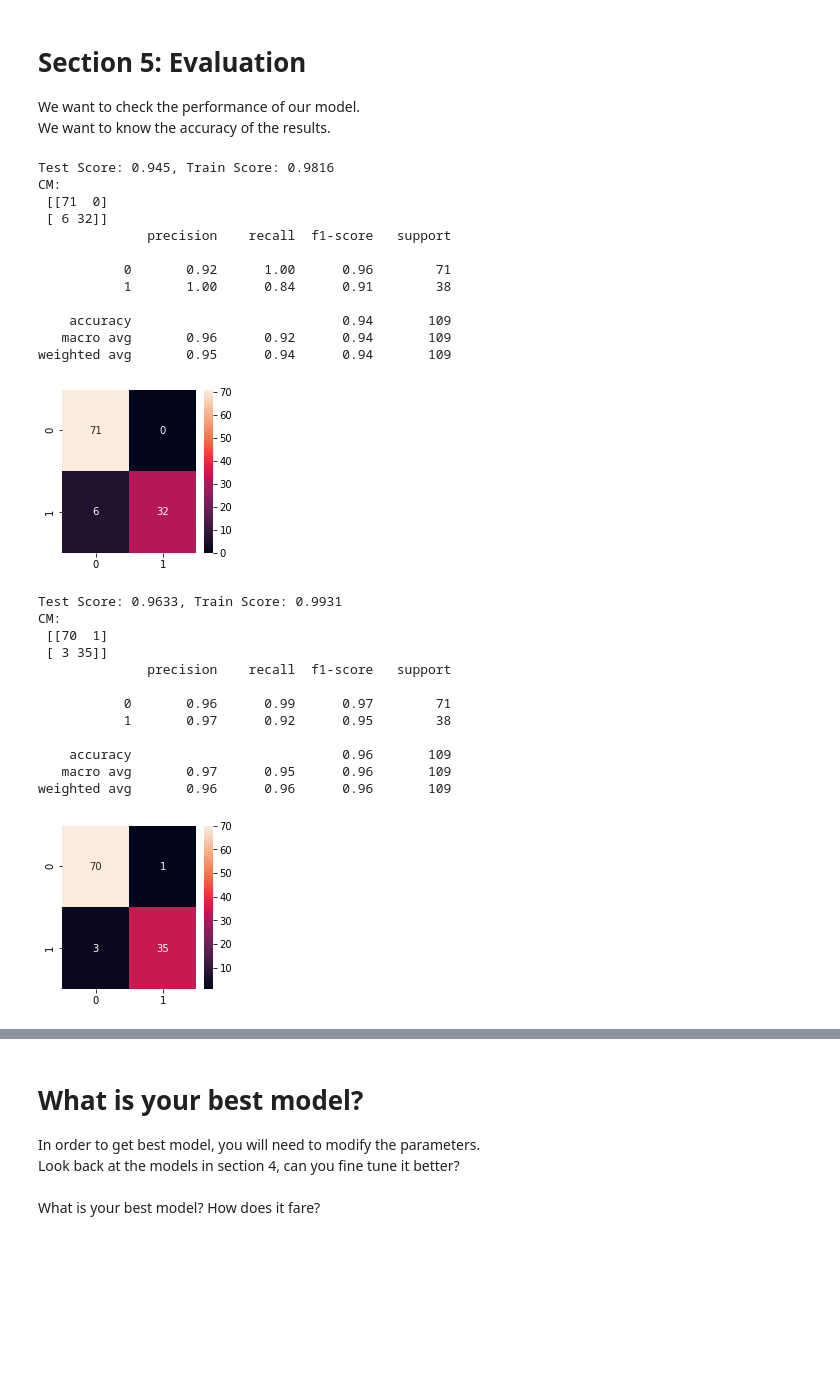
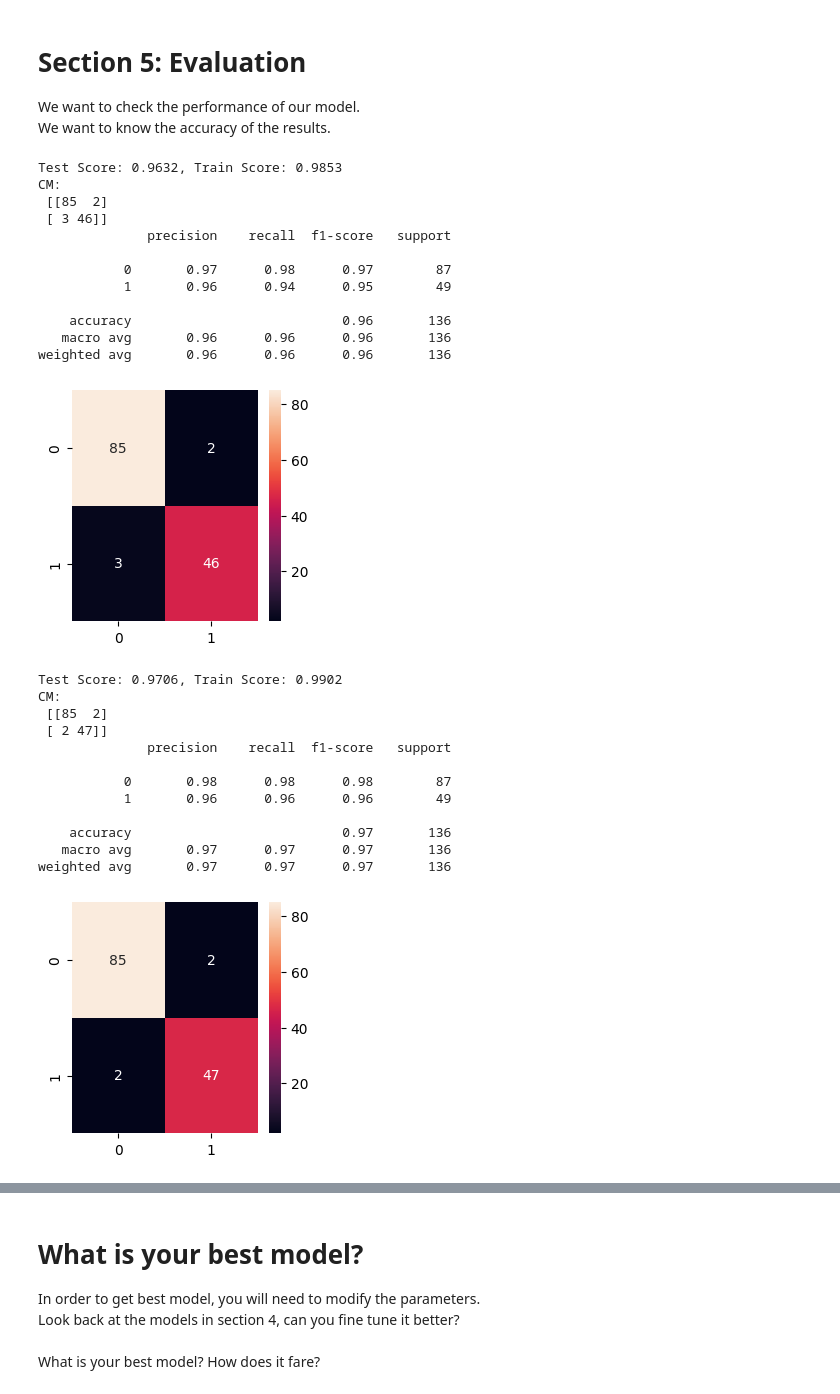
Before and after one commit to tvlaz2020/cis230Week6, a Jupyter notebook: Week 6 (Breast Cancer) - Student_TedVlaz_Completed.ipynb, the cells around one changed output, grey strips where cells are left out. Drawn from its saved outputs; the diff is of its cells as text; code cells hidden in the pictures; blank space fills up the shorter version.

```diff
--- a/Week 6 (Breast Cancer) - Student_TedVlaz_Completed.ipynb
+++ b/Week 6 (Breast Cancer) - Student_TedVlaz_Completed.ipynb
@@ -223,12 +233,12 @@ Text(0.5, 1.0, "Target's correlations greater than 0.75")
 # Let's use X to create the data for features
 # Let's use y to create the data for target
 # Your answers here!
-
-
+X = df.drop(['target'], axis=1)
+y = df['target']
 columns = X.columns.tolist()
 
 # Split the data for both training and testing data
-X_train, X_test, y_train, y_test = train_test_split(X, y, test_size = 0.2)
+X_train, X_test, y_train, y_test = train_test_split(X, y, test_size = 0.25)
 print('X_train.shape:', X_train.shape)
 print('X_test.shape:', X_test.shape)
 # %% [output]
@@ -238,7 +248,8 @@ X_test.shape: (109, 31)
 # Let's standardize the data so that the range of the features are similar
 # Your answers here!
 scaler = StandardScaler()
-
+X_train = scaler.fit_transform(X_train)
+X_test = scaler.transform(X_test)
 
 
 X_train_df = pd.DataFrame(X_train, columns = columns)
@@ -255,4 +266,6 @@ We will compare how each one works.<br>
 But before that, we will do some preparation first.
 # %%
 # Your answer here! (KNN)
+clf_knn = KNeighborsClassifier(n_neighbors=3)
+clf_knn.fit(X_train, y_train)
 # %% [output]
@@ -260,5 +273,7 @@ KNeighborsClassifier(n_neighbors=2)
 # %%
 # Your answer here! (SVM)
+clf_svm = SVC(kernel='rbf')
+clf_svm.fit(X_train, y_train)
 # %% [output]
 SVC()
 # %%
@@ -269,8 +286,11 @@ We want to check the performance of our model. <br>
 We want to know the accuracy of the results.
 # %%
 # Your answer here! (KNN)
-
-
+y_pred_test1 = clf_knn.predict(X_test)
+y_pred_train1 = clf_knn.predict(X_train)
+cm = confusion_matrix(y_test, y_pred_test1)
+acc_test = accuracy_score(y_test, y_pred_test1)
+acc_train = accuracy_score(y_train, y_pred_train1)
 
 
 
@@ -281,45 +301,46 @@ plt.figure(figsize=(3,3))
 sns.heatmap(cm, annot=True)
 print(classification_report(y_test, y_pred_test1))
 # %% [output]
-Test Score: 0.945, Train Score: 0.9816
+Test Score: 0.9632, Train Score: 0.9853
 CM:
- [[71  0]
- [ 6 32]]
+ [[85  2]
+ [ 3 46]]
               precision    recall  f1-score   support
 
-           0       0.92      1.00      0.96        71
-           1       1.00      0.84      0.91        38
+           0       0.97      0.98      0.97        87
+           1       0.96      0.94      0.95        49
 
-    accuracy                           0.94       109
-   macro avg       0.96      0.92      0.94       109
-weighted avg       0.95      0.94      0.94       109
+    accuracy                           0.96       136
+   macro avg       0.96      0.96      0.96       136
+weighted avg       0.96      0.96      0.96       136
-[figure, old version]
+[figure, new version]
 # %%
 # Your answer here! (SVM)
-
-
-
-
+y_pred_test2 = clf_svm.predict(X_test)
+y_pred_train2 = clf_svm.predict(X_train)
+cm2 = confusion_matrix(y_test, y_pred_test2)
+acc_test2 = accuracy_score(y_test, y_pred_test2)
+acc_train2 = accuracy_score(y_train, y_pred_train2)
 
 
 print("Test Score: {}, Train Score: {}".format(round(acc_test2,4), round(acc_train2,4)))
 print("CM: \n",cm2)
 plt.figure(figsize=(3,3))
 sns.heatmap(cm2, annot=True)
 print(classification_report(y_test, y_pred_test2))
 # %% [output]
-Test Score: 0.9633, Train Score: 0.9931
+Test Score: 0.9706, Train Score: 0.9902
 CM:
- [[70  1]
- [ 3 35]]
+ [[85  2]
+ [ 2 47]]
               precision    recall  f1-score   support
 
-           0       0.96      0.99      0.97        71
-           1       0.97      0.92      0.95        38
+           0       0.98      0.98      0.98        87
+           1       0.96      0.96      0.96        49
 
-    accuracy                           0.96       109
-   macro avg       0.97      0.95      0.96       109
-weighted avg       0.96      0.96      0.96       109
+    accuracy                           0.97       136
+   macro avg       0.97      0.97      0.97       136
+weighted avg       0.97      0.97      0.97       136
-[figure, old version]
+[figure, new version]
 # %%
 # Your answer here! (Decision Tree)
```
Also changed, not shown: parts of 12 cells of this notebook.
